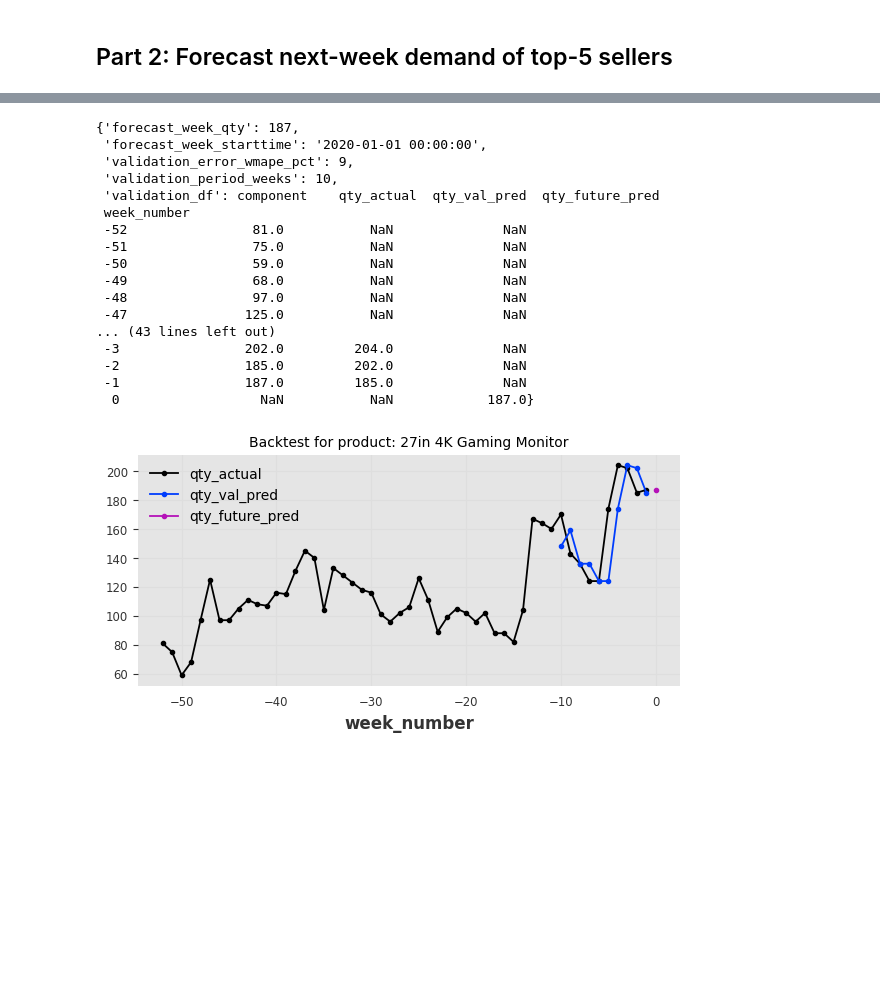
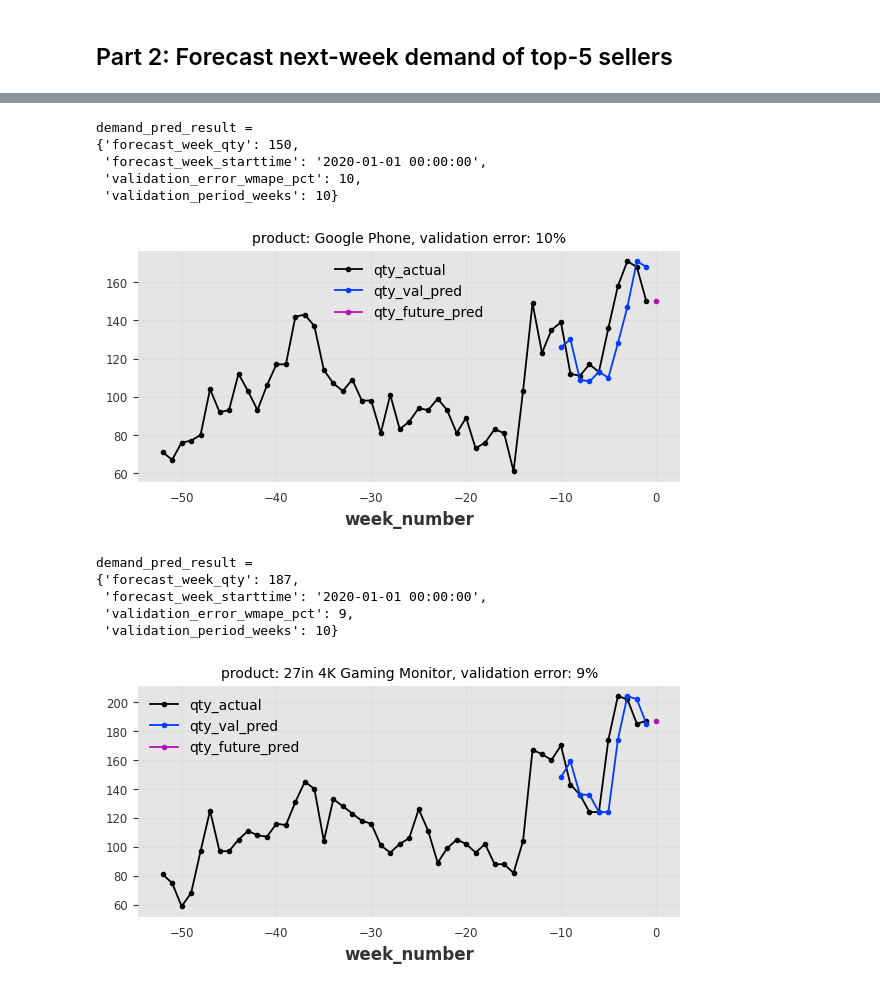
Before and after one commit to harshgits/supreme-pancake, a Jupyter notebook: sales_forecast.ipynb, the cells around one changed output, grey strips where cells are left out. Saved outputs shown, nothing was run; the diff lists cells and outputs as text; code cells hidden in the pictures; blank space fills up the shorter version.

```diff
--- a/sales_forecast.ipynb
+++ b/sales_forecast.ipynb
@@ -277,0 +321,14 @@ demand_pred_result =
+# %%
+# forecast demand for product: ThinkPad Laptop
+
+product_name = "ThinkPad Laptop"
+forecast_starttime = "2020-01-01"
+demand_predictor = ProductDemandPredictor(product_name)
+demand_predictor.fit(hist_df, forecast_starttime)
+demand_pred_result = demand_predictor.predict()
+demand_pred_result = {
+    k: v for k, v in demand_pred_result.items() if k != "validation_df"
+}
+print(f"\ndemand_pred_result = ")
+pprint(demand_pred_result, sort_dicts=False)
+_ = demand_predictor.plot_validation_df()
@@ -278,33 +342,42 @@ demand_pred_result =
+# %%
+# forecast demand for product: Google Phone
+
+product_name = "Google Phone"
+forecast_starttime = "2020-01-01"
+demand_predictor = ProductDemandPredictor(product_name)
+demand_predictor.fit(hist_df, forecast_starttime)
+demand_pred_result = demand_predictor.predict()
+demand_pred_result = {
+    k: v for k, v in demand_pred_result.items() if k != "validation_df"
+}
+print(f"\ndemand_pred_result = ")
+pprint(demand_pred_result, sort_dicts=False)
+_ = demand_predictor.plot_validation_df()
+# %% [output]
+demand_pred_result =
+{'forecast_week_qty': 150,
+ 'forecast_week_starttime': '2020-01-01 00:00:00',
+ 'validation_error_wmape_pct': 10,
+ 'validation_period_weeks': 10}
+[figure, added]
 # %%
-
-# ['Macbook Pro Laptop', 'iPhone', 'ThinkPad Laptop', 'Google Phone', '27in 4K Gaming Monitor']
+# forecast demand for product: 27in 4K Gaming Monitor
 
 product_name = "27in 4K Gaming Monitor"
 forecast_starttime = "2020-01-01"
 demand_predictor = ProductDemandPredictor(product_name)
 demand_predictor.fit(hist_df, forecast_starttime)
 demand_pred_result = demand_predictor.predict()
-demand_predictor.plot_validation_df(
-    demand_pred_result["validation_df"], product_name
-)
-
-demand_pred_result
+demand_pred_result = {
+    k: v for k, v in demand_pred_result.items() if k != "validation_df"
+}
+print(f"\ndemand_pred_result = ")
+pprint(demand_pred_result, sort_dicts=False)
+_ = demand_predictor.plot_validation_df()
 # %% [output]
+demand_pred_result =
 {'forecast_week_qty': 187,
  'forecast_week_starttime': '2020-01-01 00:00:00',
  'validation_error_wmape_pct': 9,
- 'validation_period_weeks': 10,
- 'validation_df': component    qty_actual  qty_val_pred  qty_future_pred
- week_number
- -52                81.0           NaN              NaN
- -51                75.0           NaN              NaN
- -50                59.0           NaN              NaN
- -49                68.0           NaN              NaN
- -48                97.0           NaN              NaN
- -47               125.0           NaN              NaN
-... (43 lines left out)
- -3                202.0         204.0              NaN
- -2                185.0         202.0              NaN
- -1                187.0         185.0              NaN
-  0                  NaN           NaN            187.0}
+ 'validation_period_weeks': 10}
-[figure, old version]
+[figure, new version]
```
Also changed, not shown: parts of 5 cells of this notebook.
